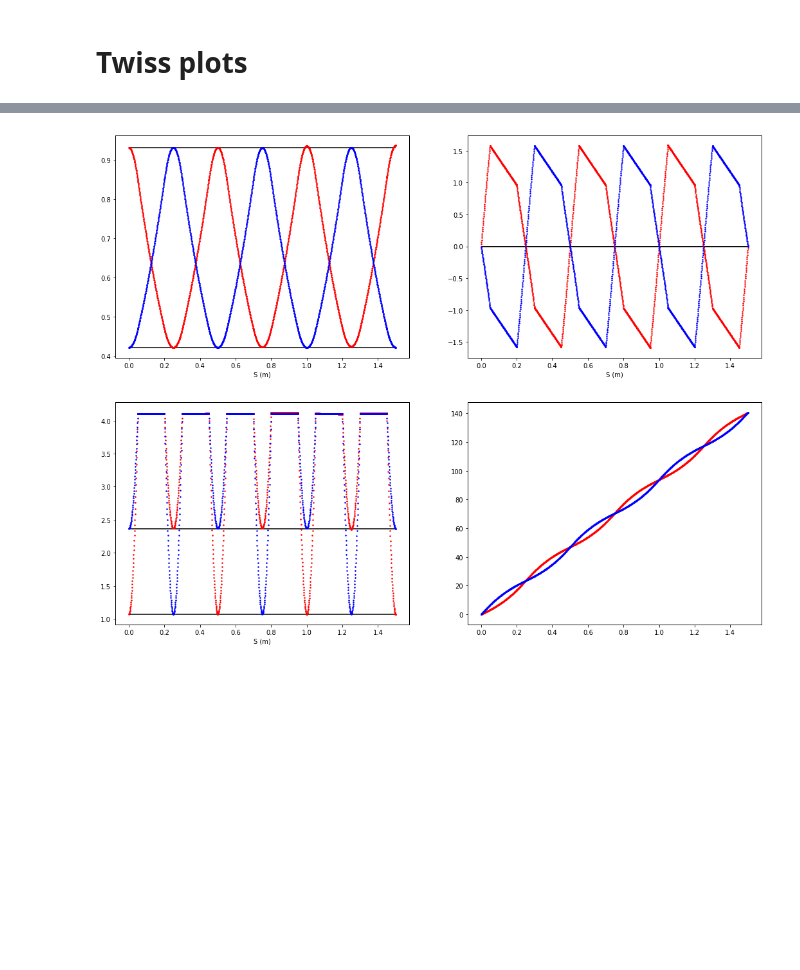
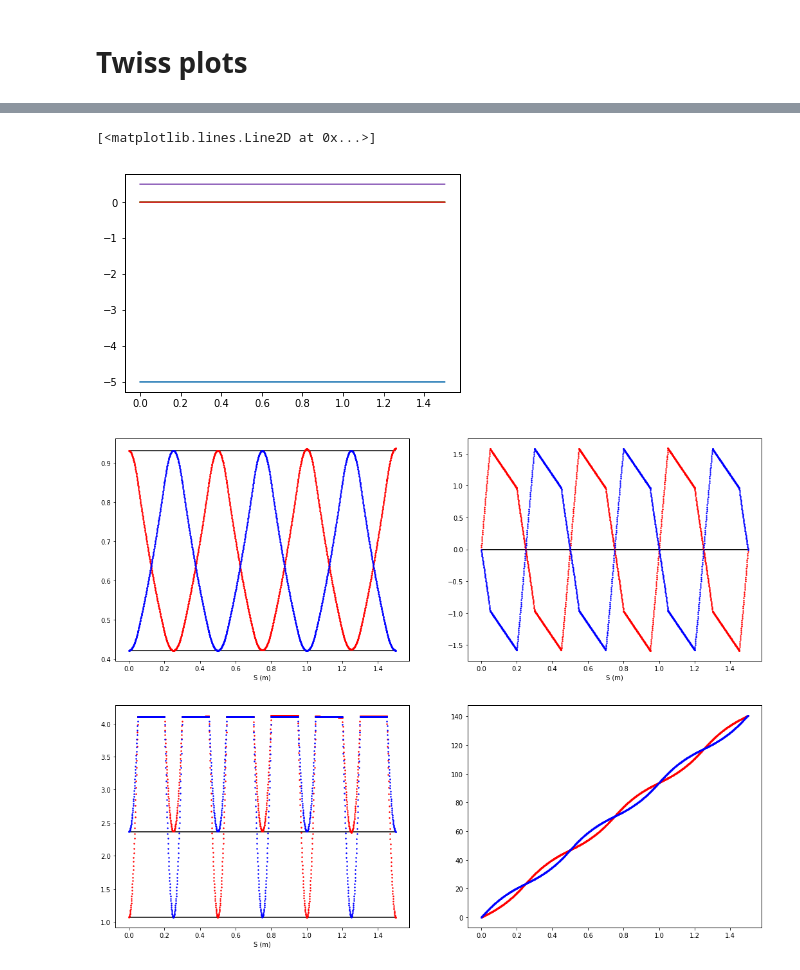
Before and after one commit to ULB-Metronu/zgoubidoo, a Jupyter notebook: examples/Zgoubidoo examples - Twiss.ipynb, the cells around one changed output, grey strips where cells are left out. Drawn from its saved outputs; the diff is of its cells as text; code cells hidden in the pictures; blank space fills up the shorter version.

```diff
--- a/examples/Zgoubidoo examples - Twiss.ipynb
+++ b/examples/Zgoubidoo examples - Twiss.ipynb
@@ -232,3 +256,12 @@ twiss.head(5)
+# %%
+plt.plot(twiss['S'], twiss['R51'])
+plt.plot(twiss['S'], twiss['R52'])
+plt.plot(twiss['S'], twiss['R53'])
+plt.plot(twiss['S'], twiss['R54'])
+plt.plot(twiss['S'], twiss['R55'])
+# %% [output]
+[<matplotlib.lines.Line2D at 0x...>]
+[figure, added]
 # %%
 fig = plt.figure(figsize=(18, 14))
 ax = fig.add_subplot(221)
```
Also changed, not shown: parts of 3 cells of this notebook, 7 other files.
